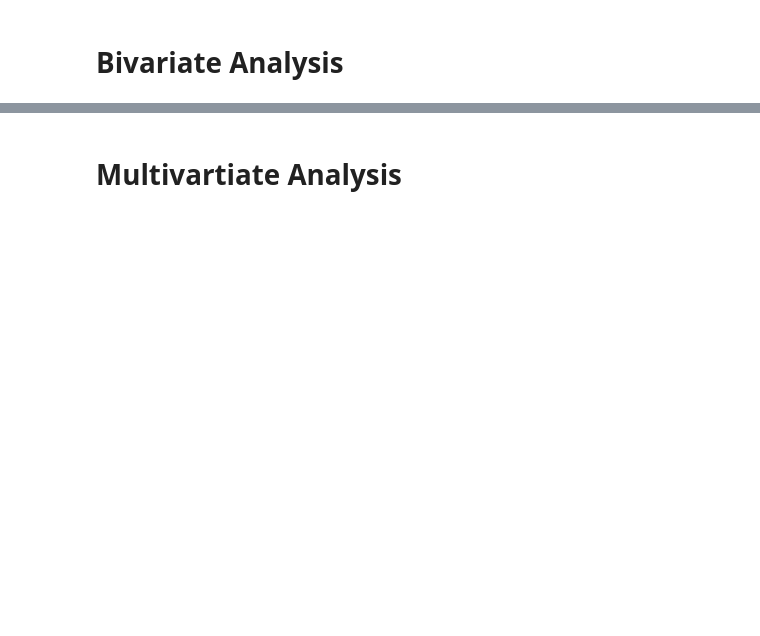
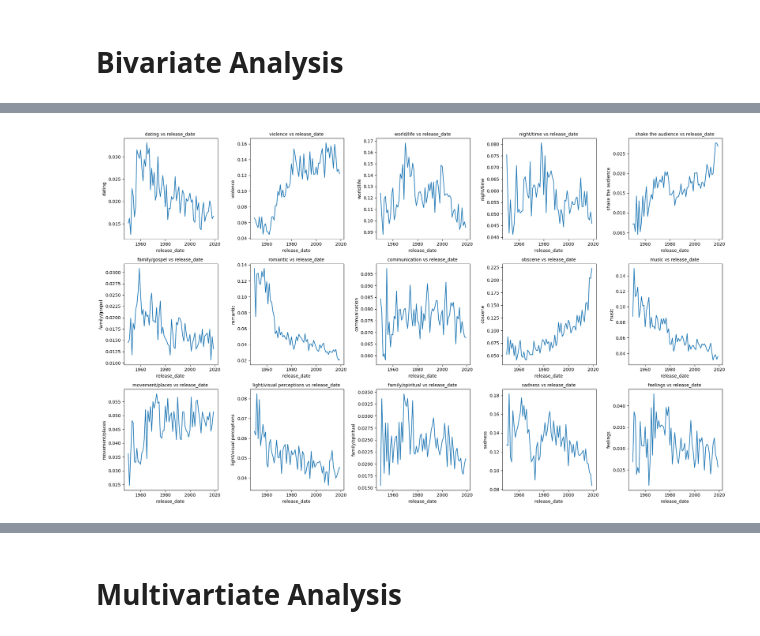
Before and after one commit to MaimunaBawa/Music_Recommendation_Algorithm, a Jupyter notebook: EDA-1.ipynb, the cells around one changed output, grey strips where cells are left out. Cells and saved outputs as stored; diff of their text form; code cells hidden in the pictures; blank space fills up the shorter version.

```diff
--- a/EDA-1.ipynb
+++ b/EDA-1.ipynb
@@ -217,26 +217,3 @@ plt.title("Release Date",loc= "center")
 plt.show()
 # %% [output]
 [figure]
-# %%
-#Lets do the same thing but for feautres vs age using a line plot instead of a bar plot
-
-features = [
-    'dating', 'violence', 'world/life', 'night/time', 'shake the audience', 'family/gospel',
-    'romantic', 'communication', 'obscene', 'music', 'movement/places', 'light/visual perceptions',
-    'family/spiritual', 'sadness', 'feelings'
-]
-
-fig, axes = plt.subplots(3, 5, figsize=(20, 12))
-
-for idx, feature in enumerate(features):
-    row = idx // 5
-    col = idx % 5
-    ax = axes[row, col]
-
-    sns.lineplot(data=df, x="age", y=feature, ax=ax, errorbar= None)
-    ax.set_title(f'{feature} vs Age', fontsize=10)
-    ax.set_xlabel("Age")
-    ax.set_ylabel(feature)
-
-plt.tight_layout()
-plt.show()
@@ -258,3 +249,27 @@ Text(0.5, 1.0, 'Topic Frequency by Genre')
+# %%
+# Explore various feature vs "release_date" using lineplot
+features = [
+    'dating', 'violence', 'world/life', 'night/time', 'shake the audience', 'family/gospel',
+    'romantic', 'communication', 'obscene', 'music', 'movement/places', 'light/visual perceptions',
+    'family/spiritual', 'sadness', 'feelings'
+]
+
+fig, axes = plt.subplots(3, 5, figsize=(20, 12))
+
+for idx, feature in enumerate(features):
+    row = idx // 5
+    col = idx % 5
+    ax = axes[row, col]
+
+    sns.lineplot(data=df, x="release_date", y=feature, ax=ax, errorbar= None)
+    ax.set_title(f'{feature} vs release_date ', fontsize=10)
+    ax.set_xlabel("release_date ")
+    ax.set_ylabel(feature)
+
+plt.tight_layout()
+plt.show()
+# %% [output]
+[figure, added]
 # %%
 df["light_labels"] = pd.qcut(df["light/visual perceptions"], 5)
 # %%
```
Also changed, not shown: parts of 7 cells of this notebook.
